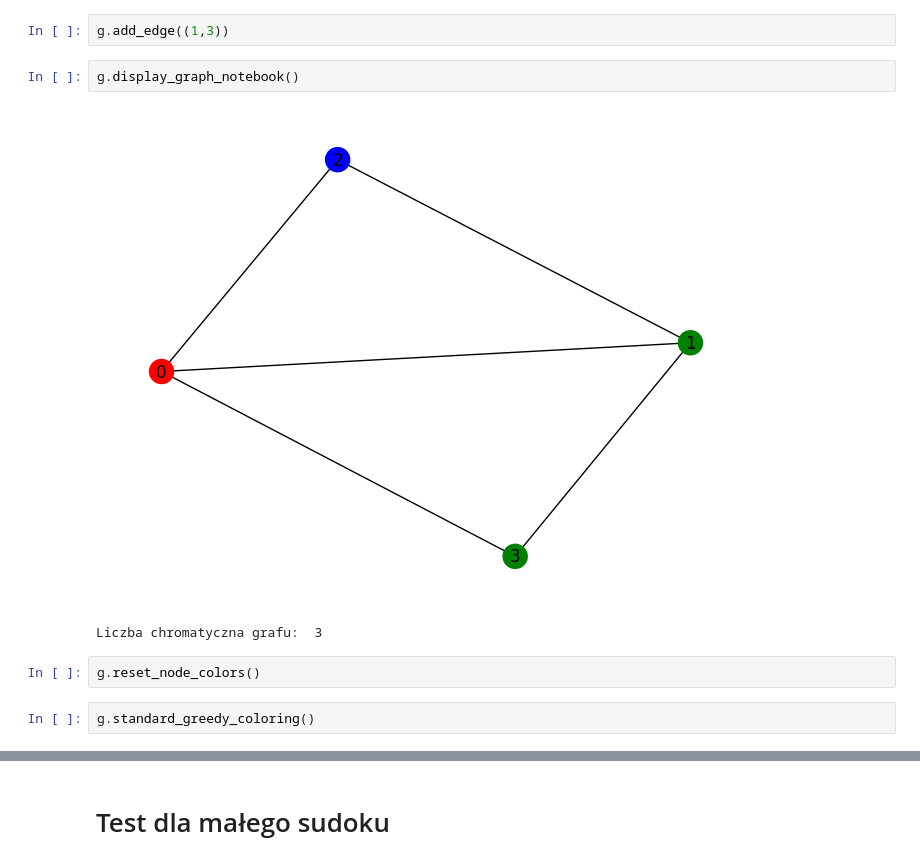
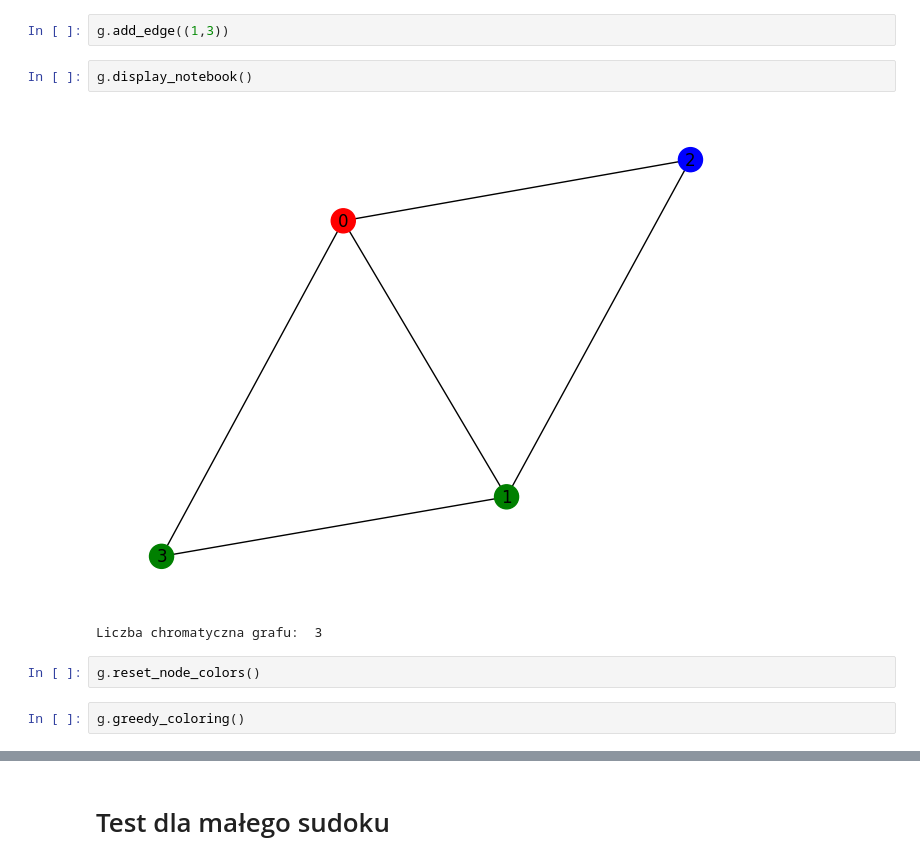
Before and after one commit to AldonaSwirad/graph-coloring, a Jupyter notebook: jupyer_test.ipynb, the cells around one changed output, grey strips where cells are left out. Drawn from its saved outputs; the diff is of its cells as text.

```diff
--- a/jupyer_test.ipynb
+++ b/jupyer_test.ipynb
@@ -168,12 +170,12 @@ Liczba chromatyczna grafu:  3
 # %%
 g.add_edge((1,3))
 # %%
-g.display_graph_notebook()
+g.display_notebook()
 # %% [output]
-[figure, old version]
+[figure, new version]
 Liczba chromatyczna grafu:  3
 # %%
 g.reset_node_colors()
 # %%
-g.standard_greedy_coloring()
+g.greedy_coloring()
 # %%
```
Also changed, not shown: parts of 46 cells of this notebook, 4 other files.
